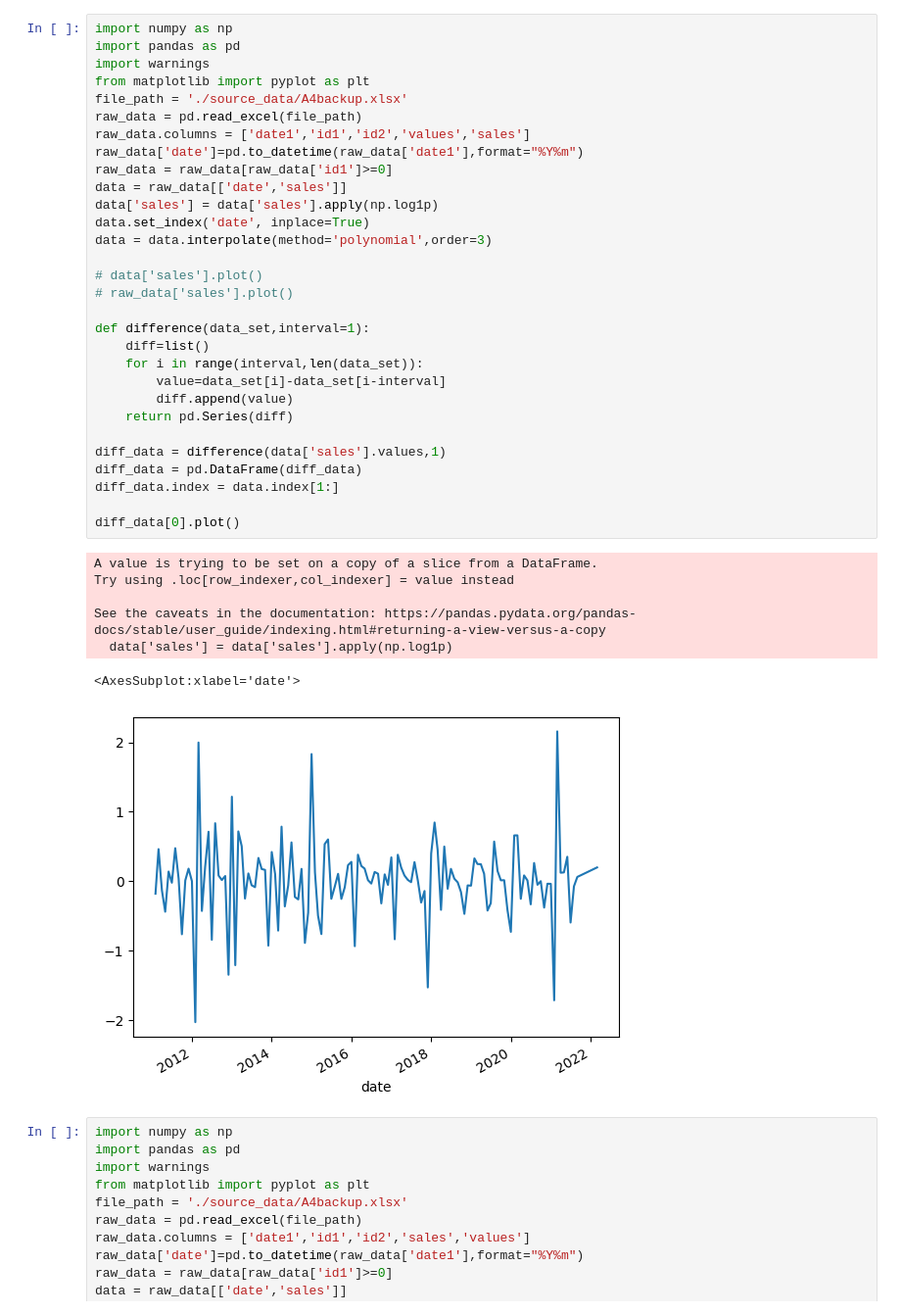
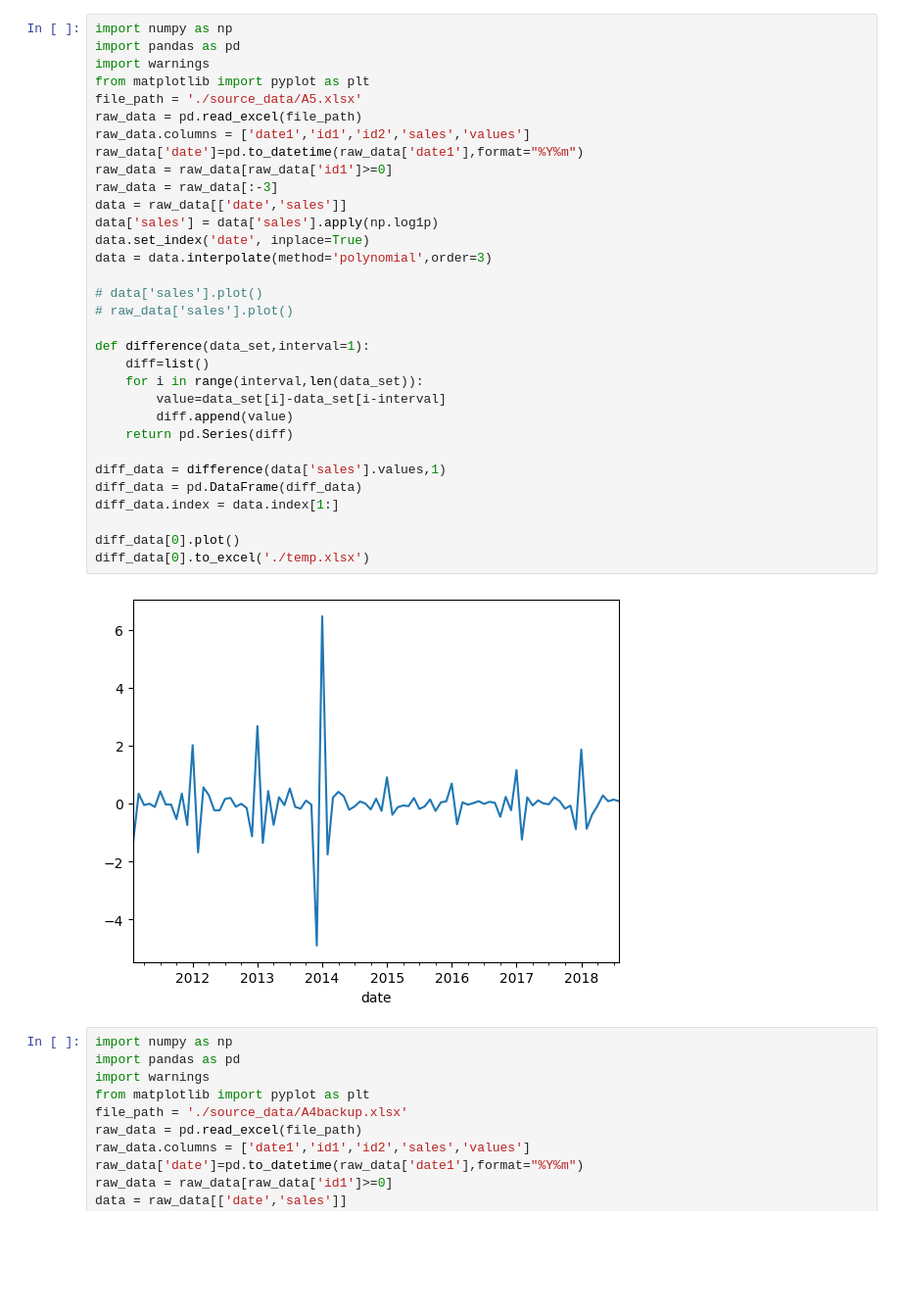
Before and after one commit to upcerbin/nmmcm3, a Jupyter notebook: A5.ipynb, the cells around one changed output. Shown at 98% size. Saved outputs shown, nothing was run; the diff lists cells and outputs as text; blank space fills up the shorter version.

```diff
--- a/A5.ipynb
+++ b/A5.ipynb
@@ -1,41 +1,37 @@
 # %%
 import numpy as np
 import pandas as pd
 import warnings
 from matplotlib import pyplot as plt
-file_path = './source_data/A4backup.xlsx'
+file_path = './source_data/A5.xlsx'
 raw_data = pd.read_excel(file_path)
-raw_data.columns = ['date1','id1','id2','values','sales']
+raw_data.columns = ['date1','id1','id2','sales','values']
 raw_data['date']=pd.to_datetime(raw_data['date1'],format="%Y%m")
 raw_data = raw_data[raw_data['id1']>=0]
+raw_data = raw_data[:-3]
 data = raw_data[['date','sales']]
 data['sales'] = data['sales'].apply(np.log1p)
 data.set_index('date', inplace=True)
 data = data.interpolate(method='polynomial',order=3)
 
 # data['sales'].plot()
 # raw_data['sales'].plot()
 
 def difference(data_set,interval=1):
     diff=list()
     for i in range(interval,len(data_set)):
         value=data_set[i]-data_set[i-interval]
         diff.append(value)
     return pd.Series(diff)
 
 diff_data = difference(data['sales'].values,1)
 diff_data = pd.DataFrame(diff_data)
 diff_data.index = data.index[1:]
 
 diff_data[0].plot()
+diff_data[0].to_excel('./temp.xlsx')
 # %% [output]
-A value is trying to be set on a copy of a slice from a DataFrame.
-Try using .loc[row_indexer,col_indexer] = value instead
-
-See the caveats in the documentation: https://pandas.pydata.org/pandas-docs/stable/user_guide/indexing.html#returning-a-view-versus-a-copy
-  data['sales'] = data['sales'].apply(np.log1p)
-<AxesSubplot:xlabel='date'>
-[figure, old version]
+[figure, new version]
 # %%
 import numpy as np
 import pandas as pd
```
Also changed, not shown: parts of 8 cells of this notebook, 2 other files.
